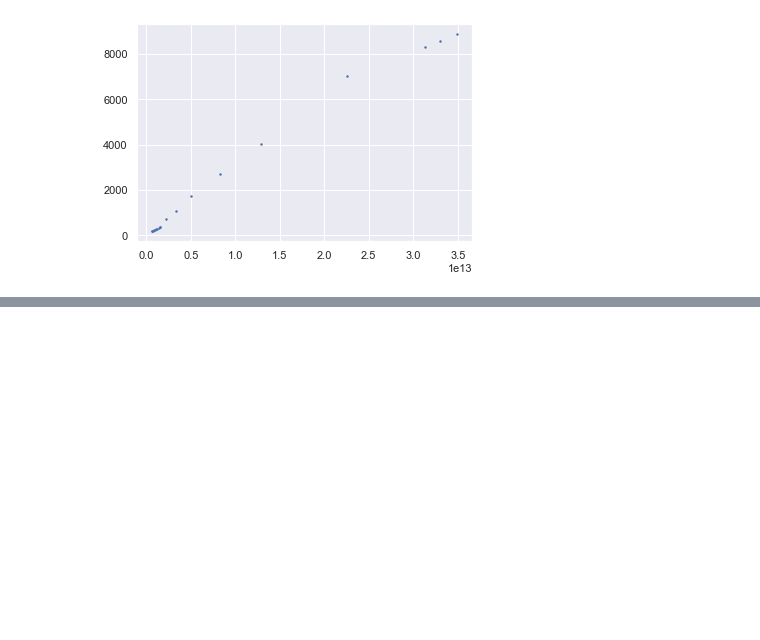
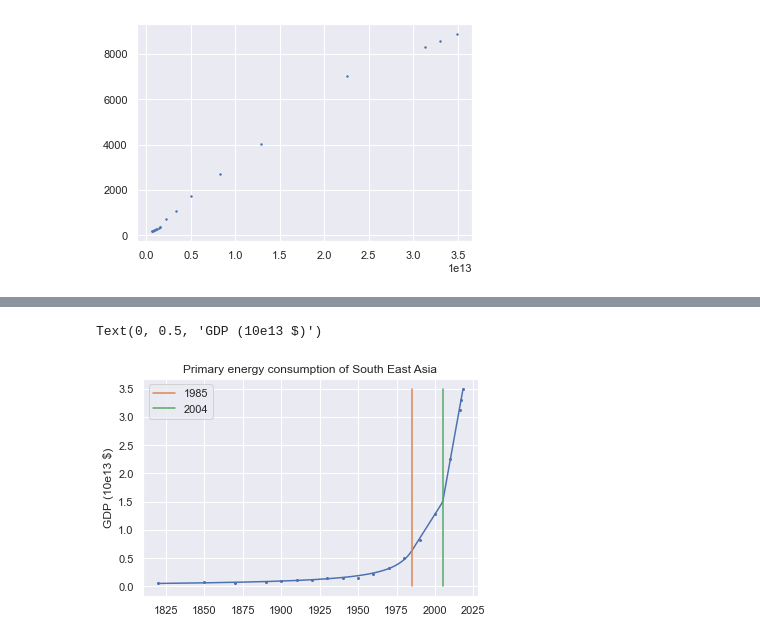
Before and after one commit to leatrin/EnergyLimits, a Jupyter notebook: Codes/asia.ipynb, the cells around one changed output, grey strips where cells are left out. Saved outputs shown, nothing was run; the diff lists cells and outputs as text; code cells hidden in the pictures; blank space fills up the shorter version.

```diff
--- a/Codes/asia.ipynb
+++ b/Codes/asia.ipynb
@@ -31,0 +38,13 @@ plt.plot(yplot, reg.hyp_lin_lin(yplot, 0.2*100000, 1997, 100,250,  1990, 2000))
+# %%
+plt.scatter(year, gdp/10**13, s=4)
+# plt.plot(yplot, reg.hyp_lin_lin(yplot,0.08*100, 1996, 0.04,0.12,  1980, 2000))
+b,c,d,f,x1,x2 = reg.hypLinLin(year, gdp/10**13, p0=(0.08*100, 1996, 0.04,0.12,  1980, 2000))
+plt.plot(yplot, reg.hyp_lin_lin(yplot, b,c,d,f,x1,x2))
+plt.plot([x1, x1], [0, 3.5], label = str(int(x1)))
+plt.plot([x2, x2], [0, 3.5], label = str(int(x2)))
+plt.legend()
+plt.title("Primary energy consumption of South East Asia")
+plt.ylabel('GDP (10e13 $)')
+# %% [output]
+Text(0, 0.5, 'GDP (10e13 $)')
+[figure, added]
```
Also changed, not shown: parts of 6 cells of this notebook, 23 other files.
